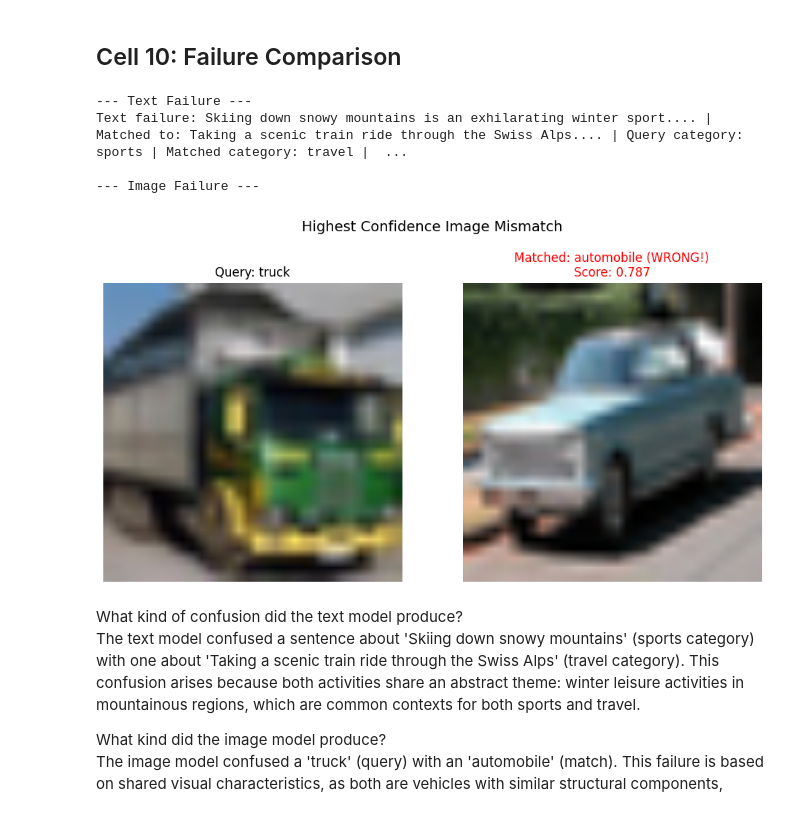
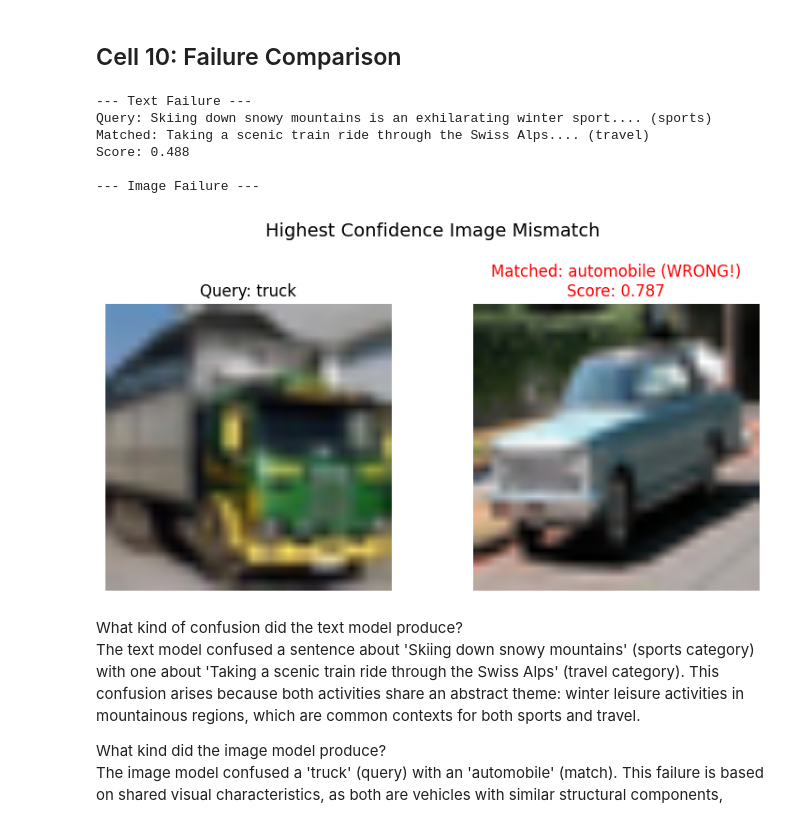
Before and after one commit to brandy99swords/aiml2003-nlp, a Jupyter notebook: week4 / Lab3_CombinedEmbeddings.ipynb, the cells around one changed output. Saved outputs shown, nothing was run; the diff lists cells and outputs as text; code cells hidden in the pictures.

```diff
--- a/week4 / Lab3_CombinedEmbeddings.ipynb
+++ b/week4 / Lab3_CombinedEmbeddings.ipynb
@@ -634,6 +634,8 @@ Text requires fewer dimensions in order to be clearly distinguished. Images are
 # %% [markdown]
 ## Cell 10: Failure Comparison
 # %%
+import matplotlib.pyplot as plt
+
 # --- Text Failure Search ---
 max_text_score = -1
 text_failure_details = None
@@ -665,11 +667,11 @@ for i in range(len(texts)):
 # --- Print Text Failure ---
 if text_failure_details:
     print("\n--- Text Failure ---")
-    print(f"Text failure: {text_failure_details['query_text'][:80]}... "
-          f"| Matched to: {text_failure_details['match_text'][:80]}... "
-          f"| Query category: {text_failure_details['query_cat']} "
-          f"| Matched category: {text_failure_details['match_cat']} "
-          f"| Score: {text_failure_details['score']:.3f}")
+    print(f"Query: {text_failure_details['query_text'][:80]}... "
+          f"({text_failure_details['query_cat']})")
+    print(f"Matched: {text_failure_details['match_text'][:80]}... "
+          f"({text_failure_details['match_cat']})")
+    print(f"Score: {text_failure_details['score']:.3f}")
 else:
     print("No text failures found with confident wrong matches.")
 
@@ -698,36 +700,39 @@ for i in range(len(images)):
 
 # --- Display Image Failure ---
 if image_failure_details:
     print("\n--- Image Failure ---")
     query_img_idx = image_failure_details['query_idx']
     match_img_idx = image_failure_details['match_idx']
     query_img_label = image_failure_details['query_label']
     match_img_label = image_failure_details['match_label']
     score = image_failure_details['score']
 
-    fig, axes = plt.subplots(1, 2, figsize=(10, 5))
+    fig, axes = plt.subplots(1, 2, figsize=(8, 4)) # Reduced figure size
 
     # Query Image
     axes[0].imshow(resized_images[query_img_idx].numpy().astype('uint8'))
     axes[0].set_title(f"Query: {query_img_label}")
     axes[0].axis('off')
 
     # Wrong Match Image
     axes[1].imshow(resized_images[match_img_idx].numpy().astype('uint8'))
     axes[1].set_title(f"Matched: {match_img_label} (WRONG!)\nScore: {score:.3f}", color='red')
     axes[1].axis('off')
 
     plt.suptitle('Highest Confidence Image Mismatch', y=1.02, fontsize=14)
     plt.tight_layout()
     plt.show()
+    plt.close(fig) # Explicitly close the figure
 else:
     print("No image failures found with confident wrong matches.")
 # %% [output]
 --- Text Failure ---
-Text failure: Skiing down snowy mountains is an exhilarating winter sport.... | Matched to: Taking a scenic train ride through the Swiss Alps.... | Query category: sports | Matched category: travel |  ...
+Query: Skiing down snowy mountains is an exhilarating winter sport.... (sports)
+Matched: Taking a scenic train ride through the Swiss Alps.... (travel)
+Score: 0.488
 
 --- Image Failure ---
-[figure, old version]
+[figure, new version]
 # %% [markdown]
 What kind of confusion did the text model produce?
 The text model confused a sentence about 'Skiing down snowy mountains' (sports category) with one about 'Taking a scenic train ride through the Swiss Alps' (travel category). This confusion arises because both activities share an abstract theme: winter leisure activities in mountainous regions, which are common contexts for both sports and travel.
```
